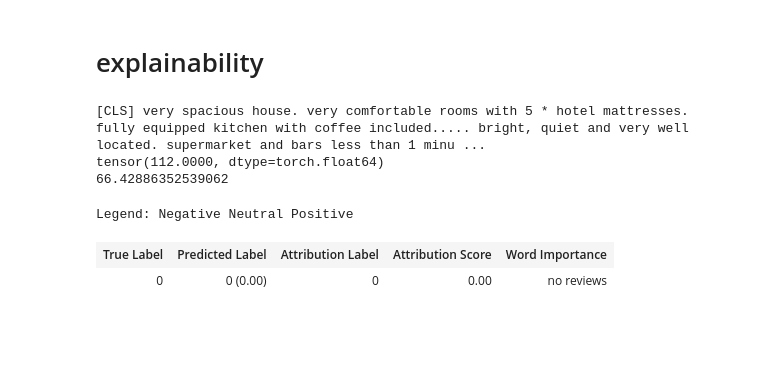
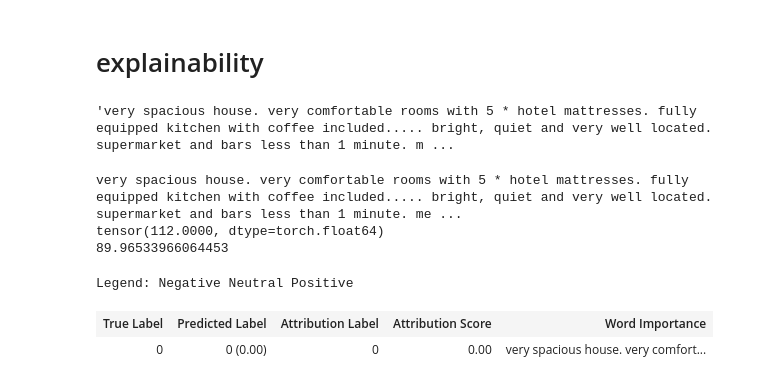
Before and after one commit to dernameistegal/airbnb_price, a Jupyter notebook: model_reviews.ipynb, the cells around one changed output. Drawn from its saved outputs; the diff is of its cells as text; code cells hidden in the pictures; blank space fills up the shorter version.

```diff
--- a/model_reviews.ipynb
+++ b/model_reviews.ipynb
@@ -222,7 +224,7 @@ with torch.no_grad():
     for ids, labels, masks in tqdm(valloader):
         ids, masks = ids.to(device), masks.to(device)
         y_pred = model(ids, masks)[0]
-        y_pred = list(y_pred.detach().cpu())
+        y_pred = list(y_pred.detach().cpu().numpy())
         ypreds = ypreds + y_pred
 
         ys = ys + list(labels)
@@ -280,5 +282,6 @@ Some weights of the model checkpoint at bert-base-uncased were not used when ini
 - This IS expected if you are initializing BertModel from the checkpoint of a model trained on another task or with another architecture (e.g. initializing a BertForSequenceClassification model from a ...
 - This IS NOT expected if you are initializing BertModel from the checkpoint of a model that you expect to be exactly identical (initializing a BertForSequenceClassification model from a BertForSequen ...
 # %%
-input_ids, attention_masks, index = data['review_input_ids'], data['review_attention_masks'], data.index
+input_ids, attention_masks, index = valdf['review_input_ids'], valdf['review_attention_masks'], valdf.index
+trainprice, valprice = traindf["log_price"], valdf["log_price"]
 # %%
@@ -372,20 +402,51 @@ path = "/content/drive/MyDrive/Colab/airbnb/data/embeddings/reviews.pickle"
 df2.to_pickle(path)
 # %% [markdown]
 # explainability
+# %%
+# load model
+sys.path.append("/content/airbnb_price/models")
+from language_model import LanguageBertNet
+model = LanguageBertNet(fine_tune=True, with_attention_masks=True)
+path = "/content/drive/MyDrive/Colab/airbnb/data/logs/reviews/best/checkpoints/checkpoint.pt"
+model.load_state_dict(torch.load(path))
+model = model.to(device)
+# %%
+from captum.attr import visualization
+import torch
+from transformers import BertTokenizer
+import numpy as np
+
+
+def visualize_attention(text, attention, offset=0):
+    ls = []
+    for subatt in attention:
+        subatt = subatt[0, 0, :, :][:, 0].cpu().numpy()
+        ls.append(subatt / np.max(subatt))
+    ls = np.array(ls)
+    ls = np.sum(ls, axis=0)
+    ls = ls / np.max(ls)
+    ls = ls - offset
+    vis_data_records = [visualization.VisualizationDataRecord(ls, 0, 0, 0, 0, 0, text.split(), 1)]
+    visualization.visualize_text(vis_data_records)
+# %%
+text[6:-6]
+# %% [output]
+'very spacious house. very comfortable rooms with 5 * hotel mattresses. fully equipped kitchen with coffee included..... bright, quiet and very well located. supermarket and bars less than 1 minute. m ...
 # %%
 input_ids, price, mask = valset[309]
 text = tokenizer.decode(input_ids[mask.bool()])
+text = text[6:-6]
 print(text)
 print(np.exp(price))
-text = "no reviews"
+# text = "no reviews"
 import explainability_utils as explain
 attention = explain.pipeline(text, model, device)
-attention = [attention[1]]
-explain.visualize_attention(text, attention)
+attention = attention
+visualize_attention(text, attention, offset=0.1)
 # %% [output]
-[CLS] very spacious house. very comfortable rooms with 5 * hotel mattresses. fully equipped kitchen with coffee included..... bright, quiet and very well located. supermarket and bars less than 1 minu ...
+very spacious house. very comfortable rooms with 5 * hotel mattresses. fully equipped kitchen with coffee included..... bright, quiet and very well located. supermarket and bars less than 1 minute. me ...
 tensor(112.0000, dtype=torch.float64)
-66.42886352539062
+89.96533966064453
 Legend: Negative Neutral Positive
 | True Label | Predicted Label | Attribution Label | Attribution Score | Word Importance |
-| 0 | 0 (0.00) | 0 | 0.00 | no reviews |
+| 0 | 0 (0.00) | 0 | 0.00 | very spacious house. very comfort... |
```
Also changed, not shown: parts of 8 cells of this notebook.
